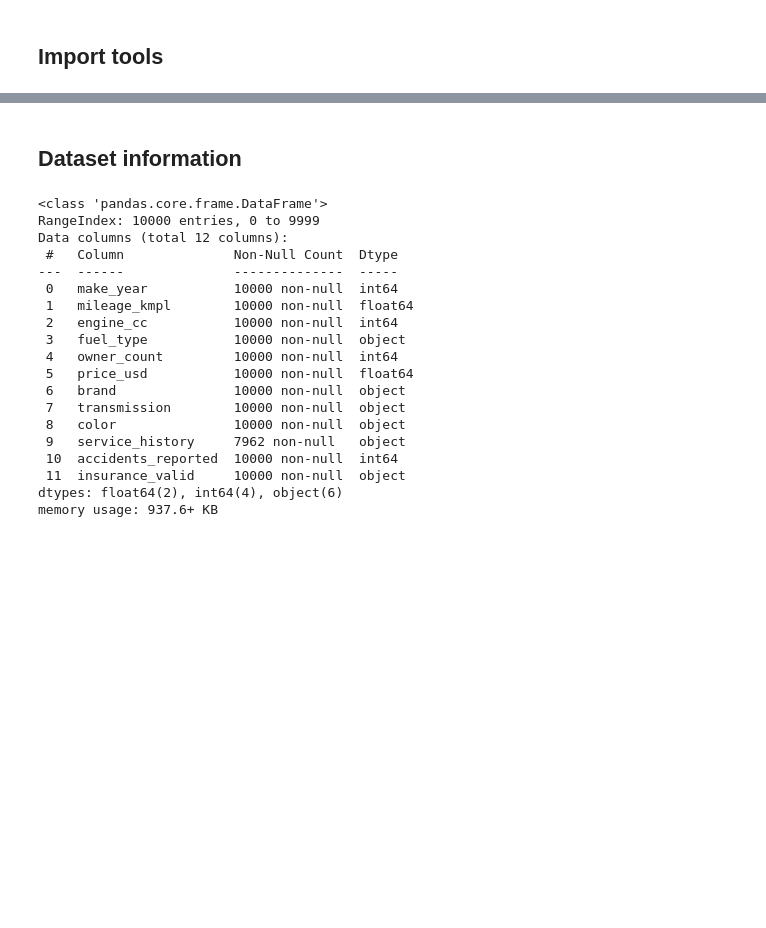
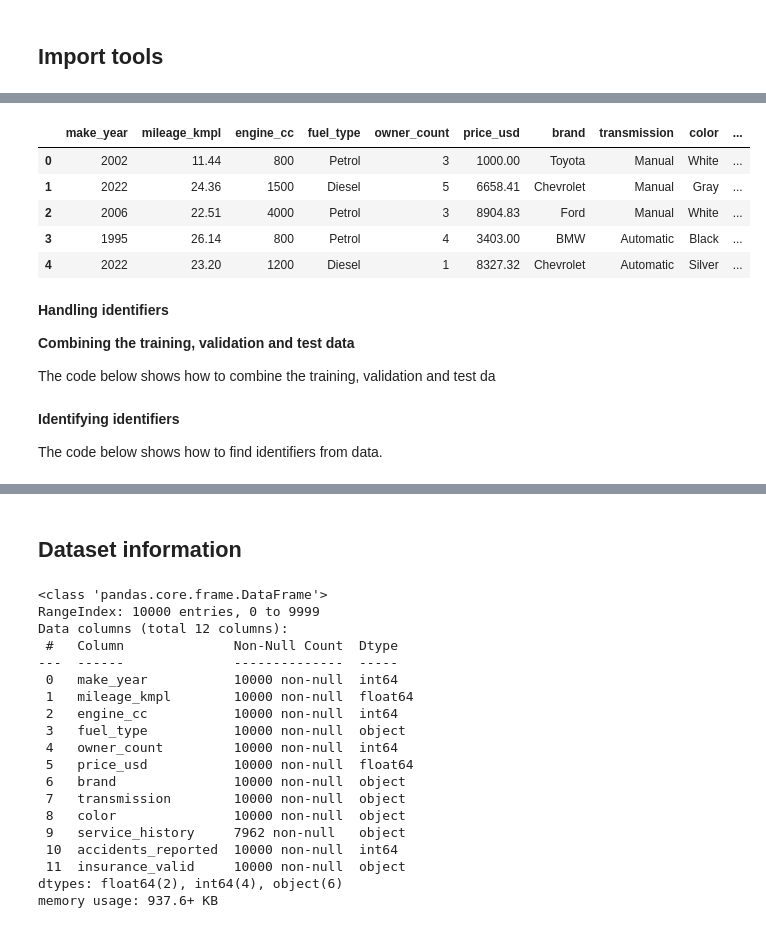
Before and after one commit to Simba-gwu/Machine_learning_project, a Jupyter notebook: Used_Car_Price_Prediction.ipynb, the cells around one changed output, grey strips where cells are left out. Cells and saved outputs as stored; diff of their text form; code cells hidden in the pictures; blank space fills up the shorter version.

```diff
--- a/Used_Car_Price_Prediction.ipynb
+++ b/Used_Car_Price_Prediction.ipynb
@@ -47,0 +254,19 @@ df.head()
+# %%
+# Remove the uncommon features from the test data
+df_test = df_test.drop(columns=uncommon_feature_test_not_train_val)
+
+# Print the first 5 rows of df_test
+df_test.head()
+# %% [output]
+|  | make_year | mileage_kmpl | engine_cc | fuel_type | owner_count | price_usd | brand | transmission | color | ... |
+| 0 | 2002 | 11.44 | 800 | Petrol | 3 | 1000.00 | Toyota | Manual | White | ... |
+| 1 | 2022 | 24.36 | 1500 | Diesel | 5 | 6658.41 | Chevrolet | Manual | Gray | ... |
+| 2 | 2006 | 22.51 | 4000 | Petrol | 3 | 8904.83 | Ford | Manual | White | ... |
+| 3 | 1995 | 26.14 | 800 | Petrol | 4 | 3403.00 | BMW | Automatic | Black | ... |
+| 4 | 2022 | 23.20 | 1200 | Diesel | 1 | 8327.32 | Chevrolet | Automatic | Silver | ... |
+# %% [markdown]
+**Handling identifiers**
+
+**Combining the training, validation and test data**
+
+The code below shows how to combine the training, validation and test da
@@ -47,0 +276,4 @@ df.head()
+# %% [markdown]
+**Identifying identifiers**
+
+The code below shows how to find identifiers from data.
```
Also changed, not shown: parts of 81 cells of this notebook.
